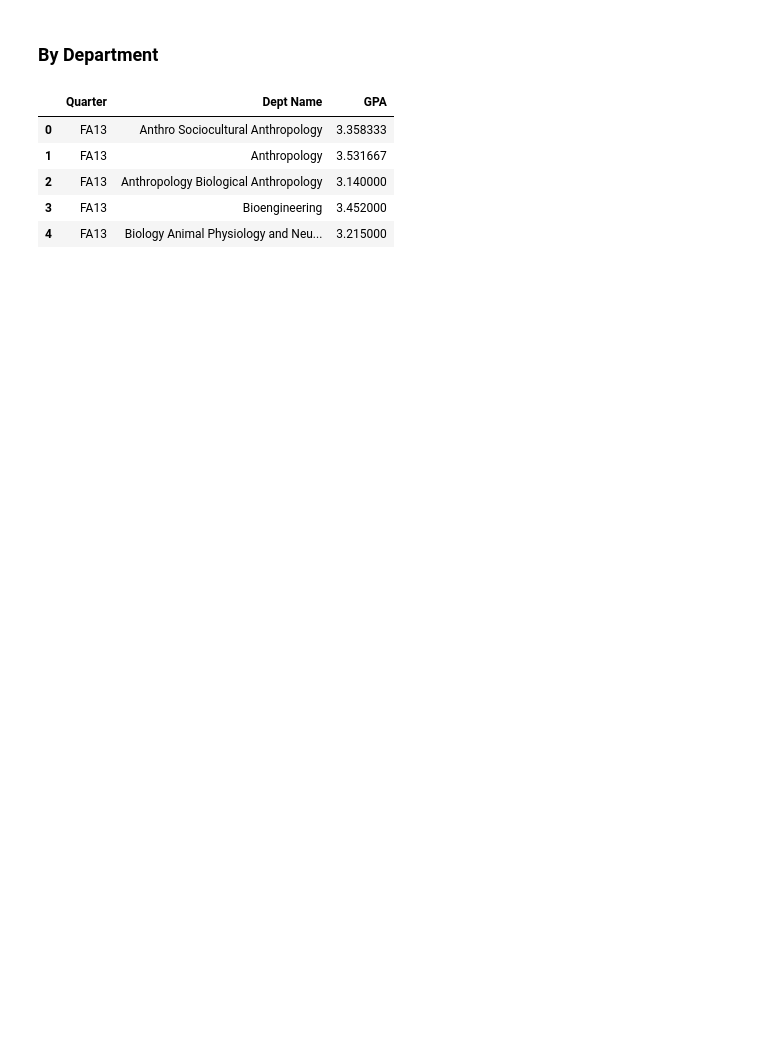
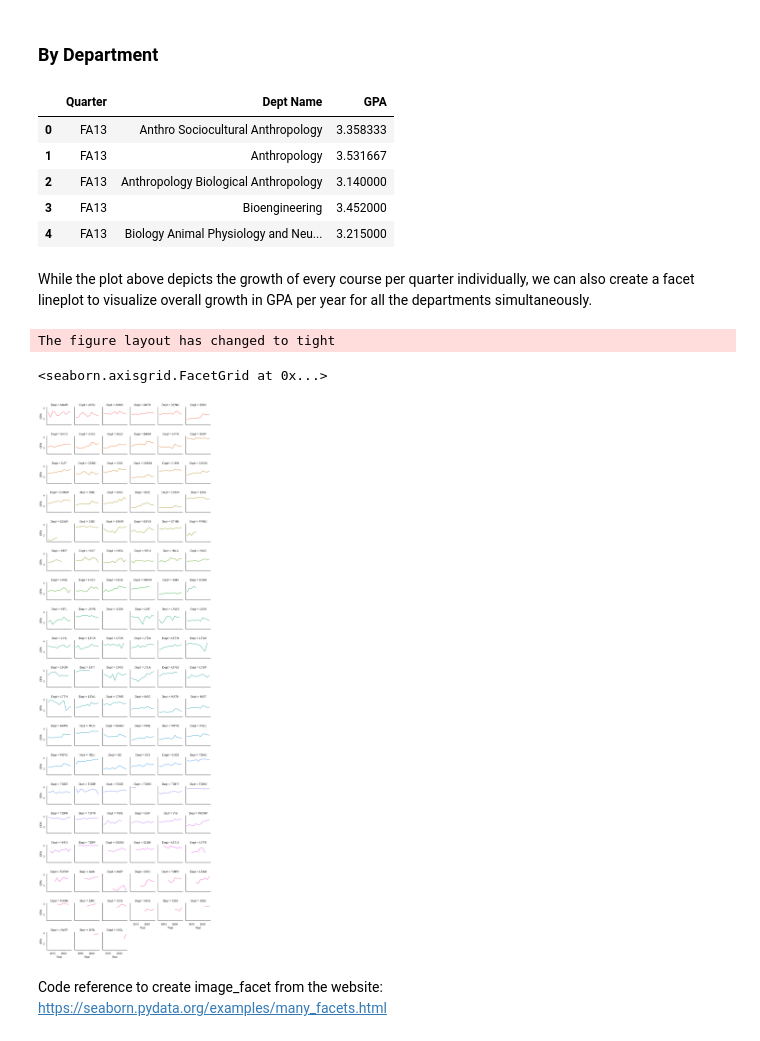
Before and after one commit to djlakhani/COGS108_SS1_Project_Public, a Jupyter notebook: EDA_checkpoint_2.ipynb, the cells around one changed output. Drawn from its saved outputs; the diff is of its cells as text; code cells hidden in the pictures; blank space fills up the shorter version.

Commit message:
Added facet plot to eda

```diff
--- a/EDA_checkpoint_2.ipynb
+++ b/EDA_checkpoint_2.ipynb
@@ -474,3 +477,23 @@ mean_gpa_by_dept_qtr.head(5)
 px.line(mean_gpa_by_dept_qtr, x="Quarter", y="GPA", color="Dept Name", category_orders={"Dept Name": np.sort(mean_gpa_by_dept_qtr["Dept Name"].unique())}
 ).update_traces(visible="legendonly", selector=lambda t: not t.name in ["Data Science", "Computer Science and Engineering"])
 #in this plot you can compare GPA by department by looking through these department names
+# %% [markdown]
+While the plot above depicts the growth of every course per quarter individually, we can also create a facet lineplot to visualize overall growth in GPA per year for all the departments simultaneously.
+# %%
+#creating mean by year df
+mean_by_dept = capes.get(['Year','Dept','GPA']).groupby(['Year', 'Dept']).mean().reset_index()
+mean_by_dept_13 = mean_by_dept[mean_by_dept.Year >= 2013]
+
+sns.set_theme(style="white")
+
+#creating facet grid (blank grid for every department with the axes)
+img_facet = sns.FacetGrid(mean_by_dept_13, col="Dept", hue="Dept", col_wrap=6, height=1.7)
+
+#to plot the GPA for every department in their respective grids
+img_facet.map(plt.plot, "Year", "GPA")
+# %% [output]
+The figure layout has changed to tight
+<seaborn.axisgrid.FacetGrid at 0x...>
+[figure, added]
+# %% [markdown]
+Code reference to create image_facet from the website: https://seaborn.pydata.org/examples/many_facets.html
```
Also changed, not shown: parts of 13 cells of this notebook.
